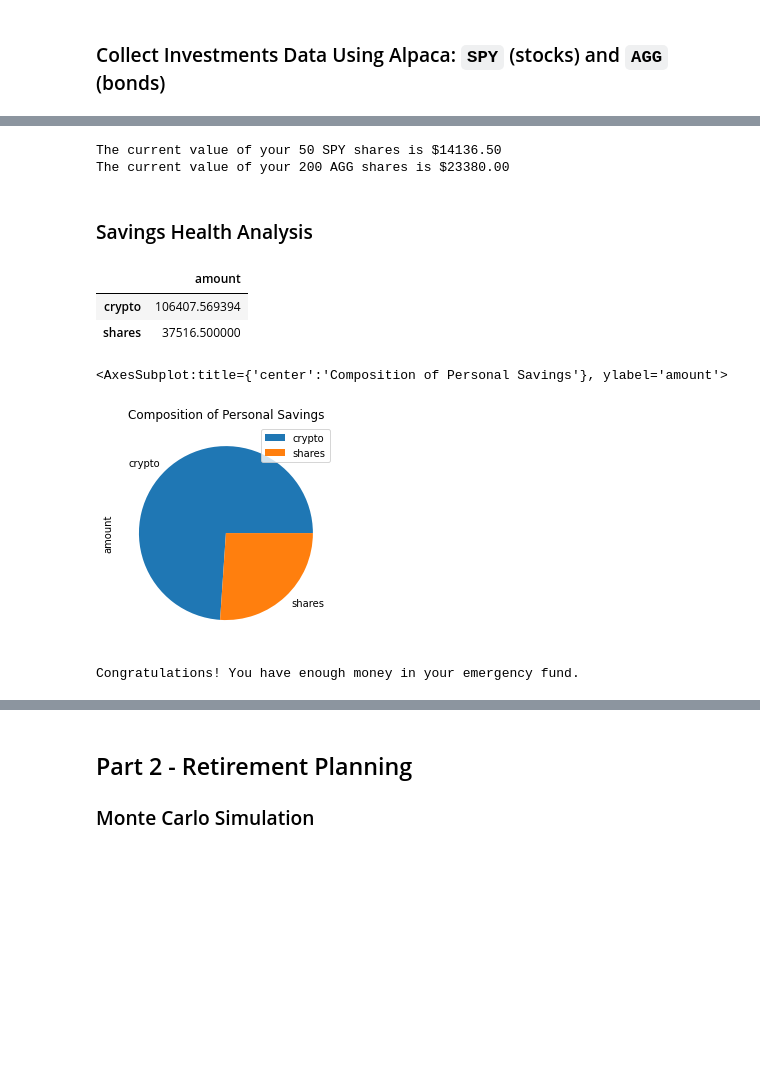
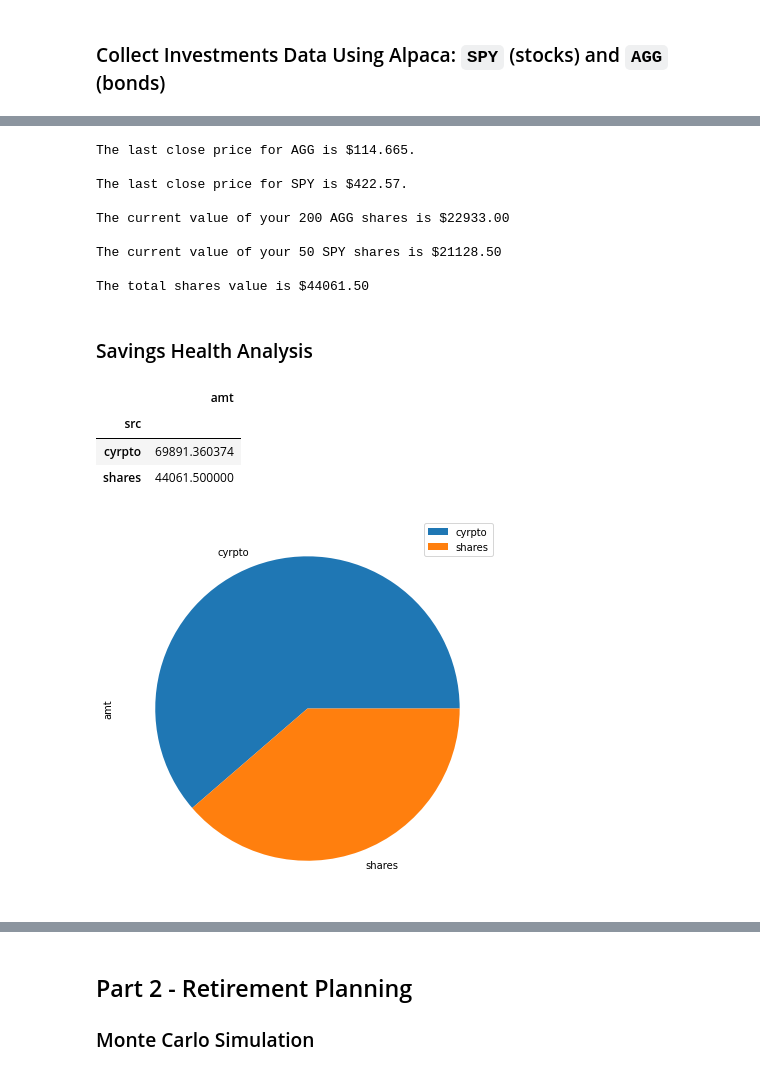
Before and after one commit to TribThapa/MyFinTechHomework, a Jupyter notebook: Week5_07062021/Assignment/financial-planner.ipynb, the cells around one changed output, grey strips where cells are left out. Saved outputs shown, nothing was run; the diff lists cells and outputs as text; code cells hidden in the pictures; blank space fills up the shorter version.

```diff
--- a/Week5_07062021/Assignment/financial-planner.ipynb
+++ b/Week5_07062021/Assignment/financial-planner.ipynb
@@ -57,6 +91,7 @@ my_spy = 50
 # %%
 # Format current date as ISO format
-# YOUR CODE HERE!
+current_date = pd.Timestamp('2021-6-5', tz='America/New_York').isoformat()
+print(f"Today's date formatted in ISO format is {current_date}.")
 
 # Set the tickers
 tickers = ["AGG", "SPY"]
@@ -64,10 +99,9 @@ tickers = ["AGG", "SPY"]
 # Set timeframe to '1D' for Alpaca API
 timeframe = "1D"
 
-# Get current closing prices for SPY and AGG
-# (use a limit=1000 parameter to call the most recent 1000 days of data)
-# YOUR CODE HERE!
+# Get current closing prices for SPY and AGG. Use a limit=1000 parameter to call the most recent 1000 days of data.
+agg_spy_df = api.get_barset(tickers, timeframe=timeframe, limit=1000).df
 
 # Preview DataFrame
-# YOUR CODE HERE!
+agg_spy_df.tail()
 # %% [output]
@@ -92,45 +146,60 @@ Current SPY closing price: $282.73
 # %%
 # Compute the current value of shares
-# YOUR CODE HERE!
+last_close_agg = agg_spy_df["AGG"]["close"].iloc[-1]
+print(f"The last close price for AGG is ${last_close_agg}.")
+print()
+
+last_close_spy = agg_spy_df["SPY"]["close"].iloc[-1]
+print(f"The last close price for SPY is ${last_close_spy}.")
+print()
+
+curr_val_agg = my_agg * last_close_agg
+curr_val_spy = my_spy * last_close_spy
+
+total_shares_value = curr_val_agg + curr_val_spy
 
 # Print current value of shares
-print(f"The current value of your {my_spy} SPY shares is ${my_spy_value:0.2f}")
-print(f"The current value of your {my_agg} AGG shares is ${my_agg_value:0.2f}")
+print(f"The current value of your {my_agg} AGG shares is ${curr_val_agg:0.2f}")
+print()
+print(f"The current value of your {my_spy} SPY shares is ${curr_val_spy:0.2f}")
+print()
+print(f"The total shares value is ${total_shares_value:0.2f}")
 # %% [output]
-The current value of your 50 SPY shares is $14136.50
-The current value of your 200 AGG shares is $23380.00
+The last close price for AGG is $114.665.
+
+The last close price for SPY is $422.57.
+
+The current value of your 200 AGG shares is $22933.00
+
+The current value of your 50 SPY shares is $21128.50
+
+The total shares value is $44061.50
 # %% [markdown]
 ### Savings Health Analysis
 # %%
 # Set monthly household income
-# YOUR CODE HERE!
+monthly_income = 12000
 
 # Consolidate financial assets data
-# YOUR CODE HERE!
+financial_assets = {
+    'src': ['cyrpto', 'shares'],
+    'amt': [total_crypto_value, total_shares_value]
+}
 
 # Create savings DataFrame
-# YOUR CODE HERE!
+df_savings = pd.DataFrame(financial_assets)
+
+df_savings = df_savings.set_index('src')
 
 # Display savings DataFrame
-display(df_savings)
+df_savings.head()
 # %% [output]
-|  | amount |
-| crypto | 106407.569394 |
-| shares | 37516.500000 |
+|  | amt |
+| src |  |
+| cyrpto | 69891.360374 |
+| shares | 44061.500000 |
 # %%
 # Plot savings pie chart
-# YOUR CODE HERE!
+pie_plot = df_savings.plot.pie(y='amt', figsize=(10,7))
 # %% [output]
-<AxesSubplot:title={'center':'Composition of Personal Savings'}, ylabel='amount'>
-[figure, old version]
+[figure, new version]
-# %%
-# Set ideal emergency fund
-emergency_fund = monthly_income * 3
-
-# Calculate total amount of savings
-# YOUR CODE HERE!
-
-# Validate saving health
-# YOUR CODE HERE!
-# %% [output]
-Congratulations! You have enough money in your emergency fund.
```
Also changed, not shown: parts of 40 cells of this notebook, 7 other files.
